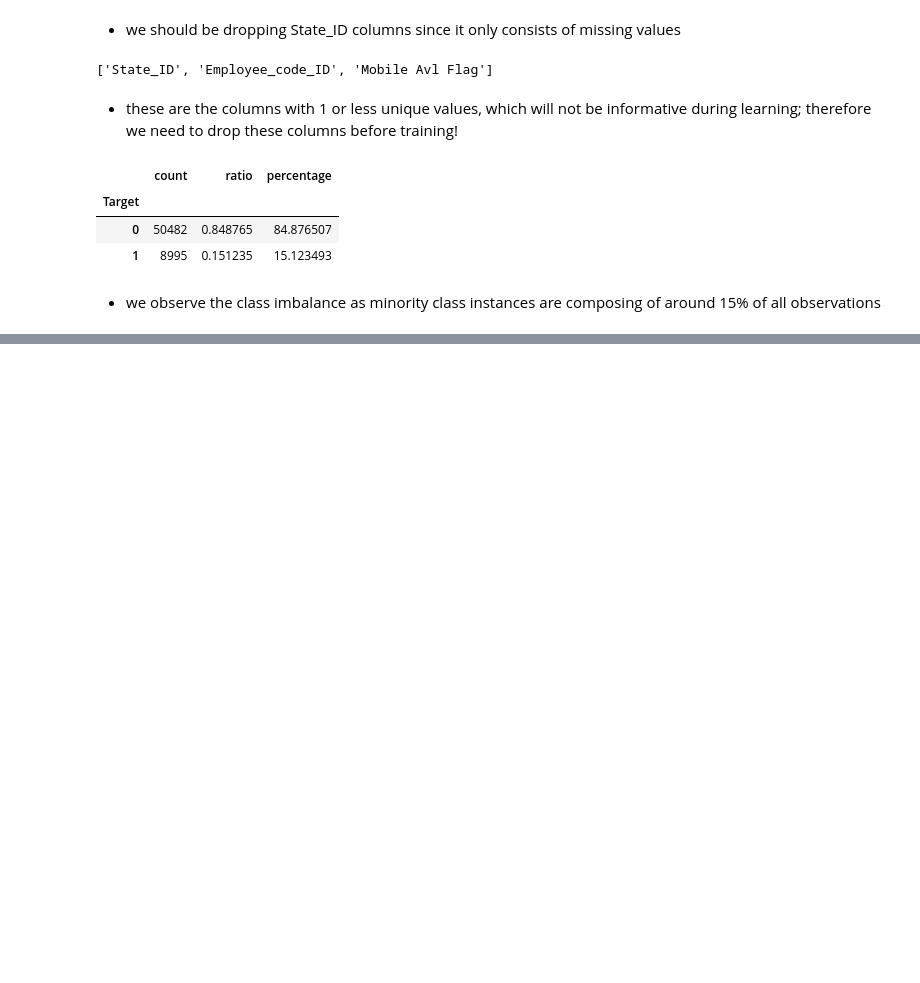
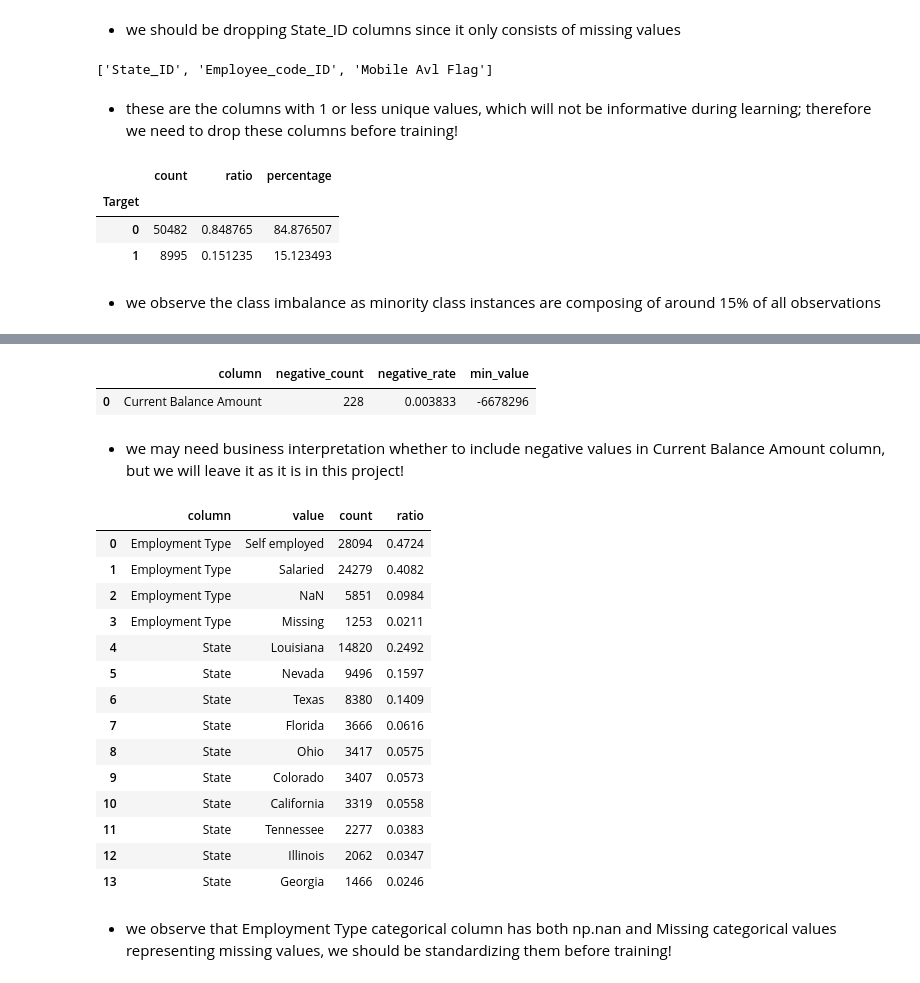
Before and after one commit to gorkemyencak/default-risk-classifier, a Jupyter notebook: notebooks/01_eda.ipynb, the cells around one changed output, grey strips where cells are left out. Drawn from its saved outputs; the diff is of its cells as text; code cells hidden in the pictures; blank space fills up the shorter version.

```diff
--- a/notebooks/01_eda.ipynb
+++ b/notebooks/01_eda.ipynb
@@ -139,0 +206,34 @@ target_summary
+# %%
+### supervised dataset - negative numeric summary
+negative_numeric_summary = get_negative_numeric_summary(df = df_supervised)
+negative_numeric_summary
+# %% [output]
+|  | column | negative_count | negative_rate | min_value |
+| 0 | Current Balance Amount | 228 | 0.003833 | -6678296 |
+# %% [markdown]
+* we may need business interpretation whether to include negative values in Current Balance Amount column, but we will leave it as it is in this project!
+# %%
+### supervised dataset - categorical summary
+categorical_summary = get_categorical_summary(
+    df = df_supervised,
+    top_n = 10
+)
+categorical_summary
+# %% [output]
+|  | column | value | count | ratio |
+| 0 | Employment Type | Self employed | 28094 | 0.4724 |
+| 1 | Employment Type | Salaried | 24279 | 0.4082 |
+| 2 | Employment Type | NaN | 5851 | 0.0984 |
+| 3 | Employment Type | Missing | 1253 | 0.0211 |
+| 4 | State | Louisiana | 14820 | 0.2492 |
+| 5 | State | Nevada | 9496 | 0.1597 |
+| 6 | State | Texas | 8380 | 0.1409 |
+| 7 | State | Florida | 3666 | 0.0616 |
+| 8 | State | Ohio | 3417 | 0.0575 |
+| 9 | State | Colorado | 3407 | 0.0573 |
+| 10 | State | California | 3319 | 0.0558 |
+| 11 | State | Tennessee | 2277 | 0.0383 |
+| 12 | State | Illinois | 2062 | 0.0347 |
+| 13 | State | Georgia | 1466 | 0.0246 |
+# %% [markdown]
+* we observe that Employment Type categorical column has both np.nan and Missing categorical values representing missing values, we should be standardizing them before training!
```
Also changed, not shown: parts of 8 cells of this notebook, 1 other file.
